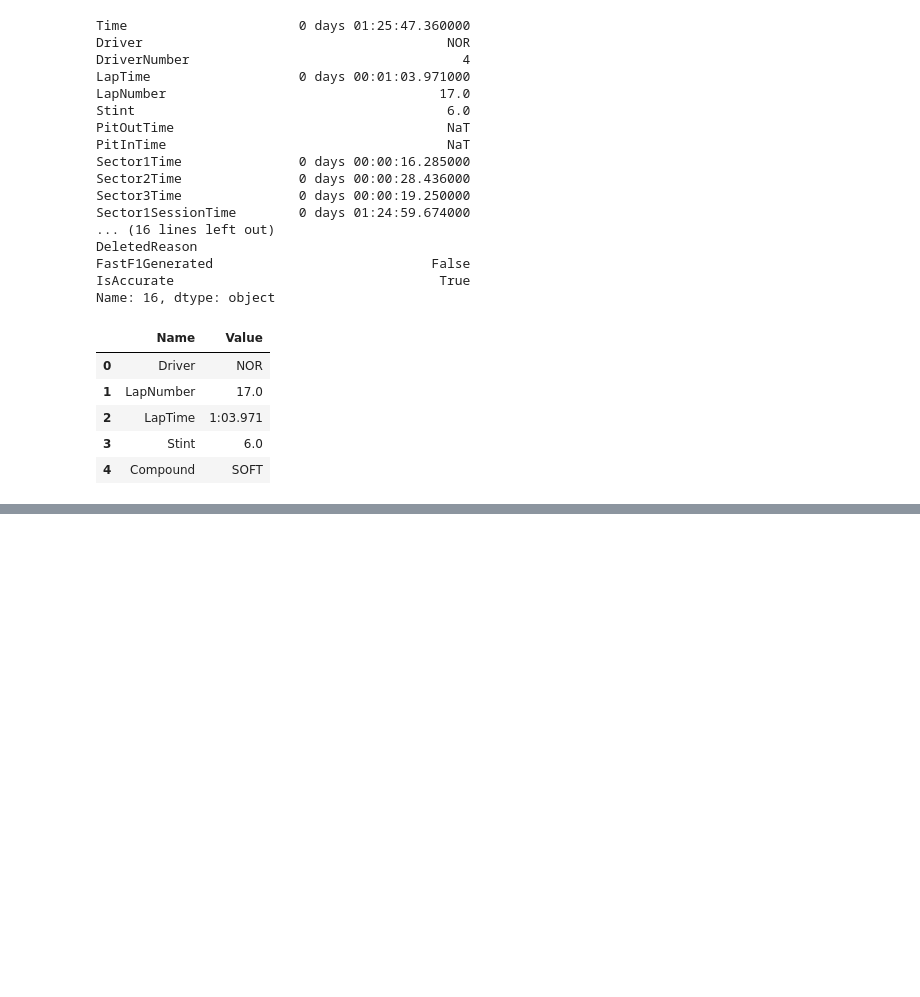
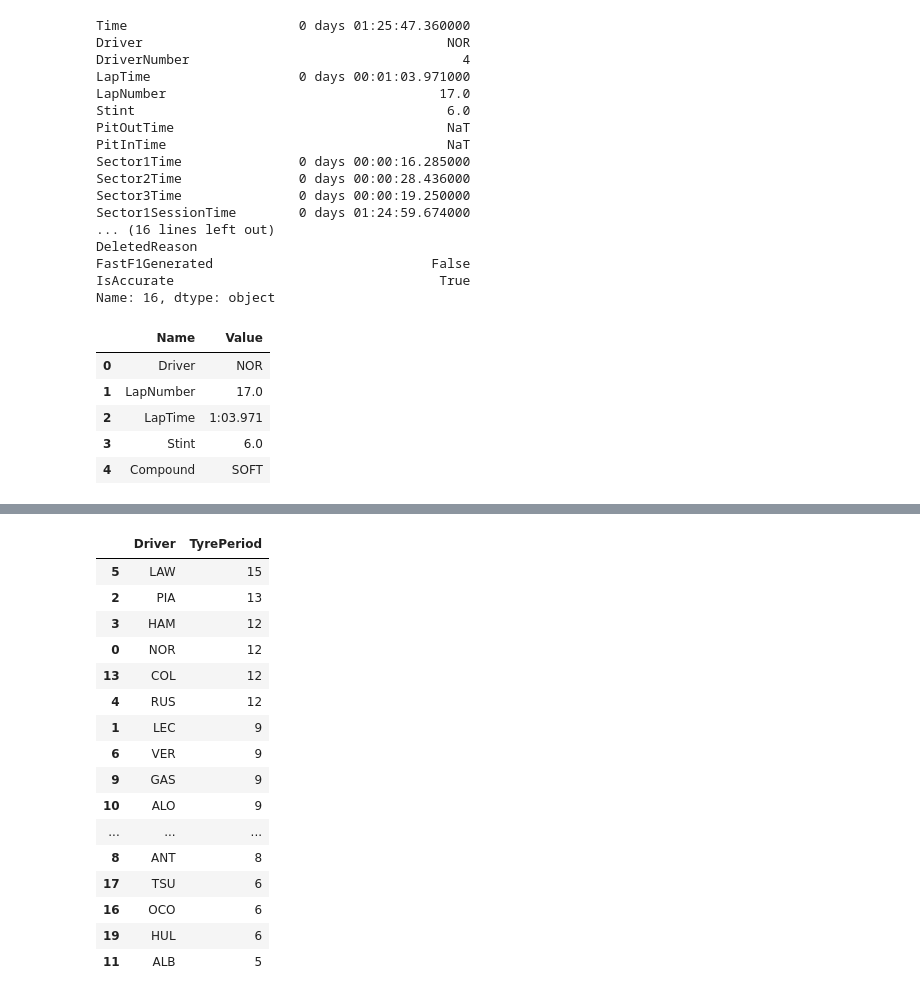
Before and after one commit to Mohandas-KJ/Slipstream-F1, a Jupyter notebook: 2026_Austria_GP/notebooks/01_results_and_laps.ipynb, the cells around one changed output, grey strips where cells are left out. Drawn from its saved outputs; the diff is of its cells as text; code cells hidden in the pictures; blank space fills up the shorter version.

```diff
--- a/2026_Austria_GP/notebooks/01_results_and_laps.ipynb
+++ b/2026_Austria_GP/notebooks/01_results_and_laps.ipynb
@@ -172,3 +172,25 @@ lap_stint_summary
 # %%
 # Extract the data
 lap_stint_summary.to_csv("../data/Quali_Lap_stint.csv")
+# %%
+# Analyse Fresh Tyre Period
+ft_period = slipclassify.get_fresh_tyre_period(Q_lap)
+ft_period
+# %% [output]
+|  | Driver | TyrePeriod |
+| 5 | LAW | 15 |
+| 2 | PIA | 13 |
+| 3 | HAM | 12 |
+| 0 | NOR | 12 |
+| 13 | COL | 12 |
+| 4 | RUS | 12 |
+| 1 | LEC | 9 |
+| 6 | VER | 9 |
+| 9 | GAS | 9 |
+| 10 | ALO | 9 |
+| ... | ... | ... |
+| 8 | ANT | 8 |
+| 17 | TSU | 6 |
+| 16 | OCO | 6 |
+| 19 | HUL | 6 |
+| 11 | ALB | 5 |
```
Also changed, not shown: parts of 5 cells of this notebook, 7 other files.
